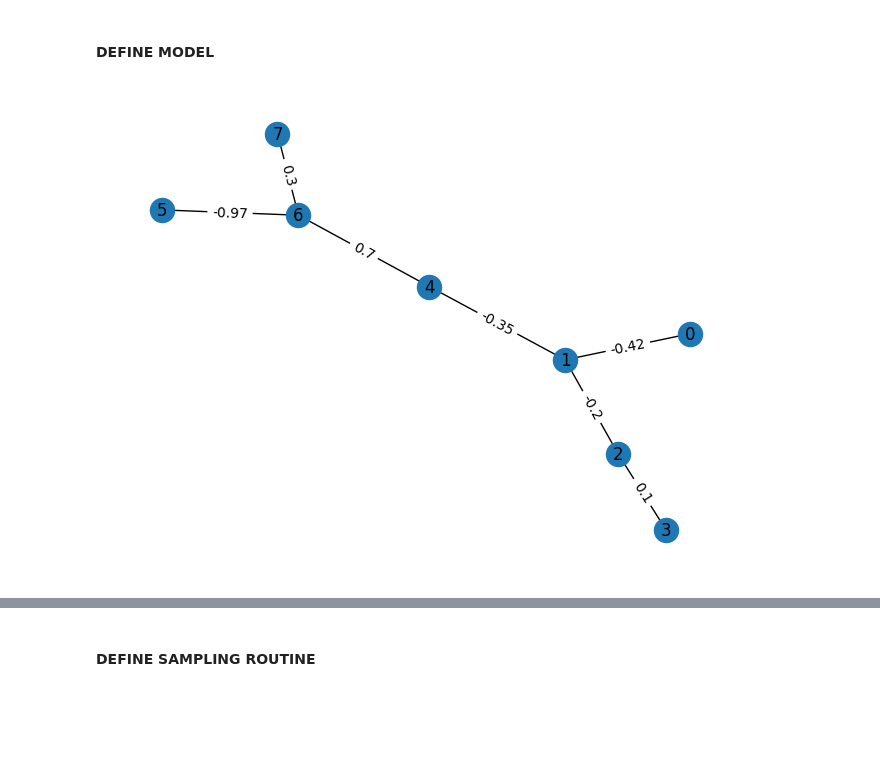
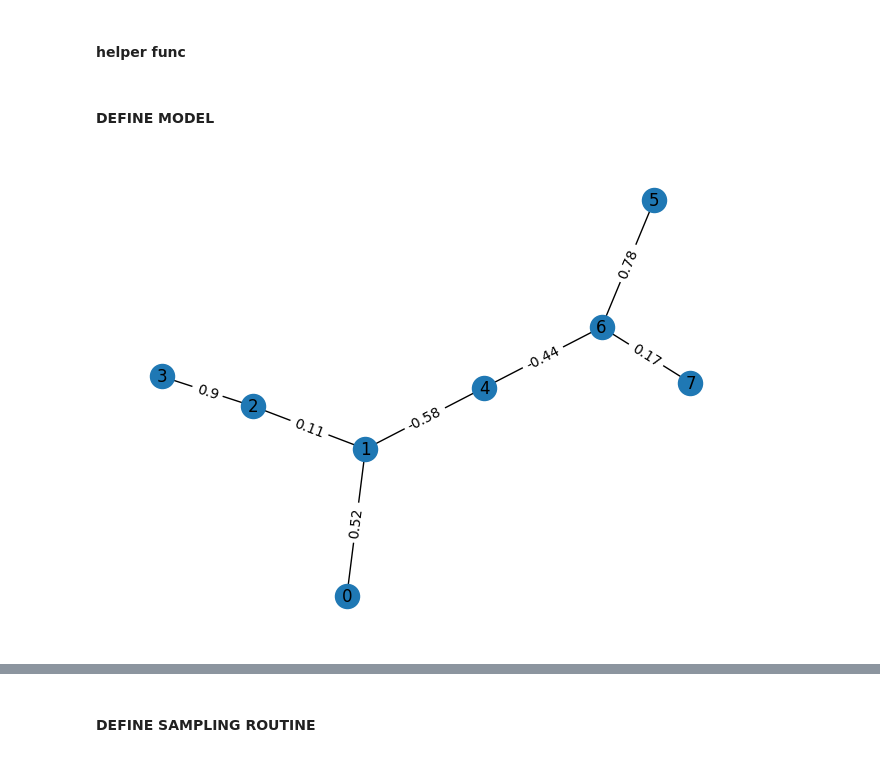
Before and after one commit to pafloxy/qhack-project-raflaneq, a Jupyter notebook: data-collecting-notebook _s.ipynb, the cells around one changed output, grey strips where cells are left out. Cells and saved outputs as stored; diff of their text form; code cells hidden in the pictures; blank space fills up the shorter version.

```diff
--- a/data-collecting-notebook _s.ipynb
+++ b/data-collecting-notebook _s.ipynb
@@ -12,3 +12,5 @@ from qumcmc.trajectory_processing import calculate_running_js_divergence, calcul
 
 import pickle, json
 import networkx as nx
+# %% [markdown]
+#### helper func
@@ -15,45 +160,51 @@ import networkx as nx
 # %% [markdown]
 #### DEFINE MODEL
 # %%
-node_to_qubit_map = {0: 0, 1:1, 2:2, 3:3, 4:4, 5:6, 6:7, 7: 10}
-qubit_to_node_map = dict([(item[1], item[0]) for item in node_to_qubit_map.items()])
+# node_to_qubit_map = {0: 0, 1:1, 2:2, 3:3, 4:4, 5:6, 6:7, 7: 10}
+# qubit_to_node_map = dict([(item[1], item[0]) for item in node_to_qubit_map.items()])
 
-map_node_to_qubit = lambda x: node_to_qubit_map[x]
-map_qubit_to_node = lambda x: qubit_to_node_map[x]
+# map_node_to_qubit = lambda x: node_to_qubit_map[x]
+# map_qubit_to_node = lambda x: qubit_to_node_map[x]
 
-device_nodes = [0,1,2,3,4,6,7,10]
-device_edges = [(0,1),(1,4),(4,7),(7,10),(7,6),(1,2),(2,3)]
+# device_nodes = [0,1,2,3,4,6,7,10]
+# device_edges = [(0,1),(1,4),(4,7),(7,10),(7,6),(1,2),(2,3)]
 
-graph_nodes = [0,1,2,3,4,5,6,7]
+# graph_nodes = [0,1,2,3,4,5,6,7]
 
-graph_edges = []
-for edge in device_edges:
-    i = map_qubit_to_node(edge[0])
-    j = map_qubit_to_node(edge[1])
-    new_edge = (i,j)
-    graph_edges.append(new_edge)
+# graph_edges = []
+# for edge in device_edges:
+#     i = map_qubit_to_node(edge[0])
+#     j = map_qubit_to_node(edge[1])
+#     new_edge = (i,j)
+#     graph_edges.append(new_edge)
 
-trial_graph = nx.Graph(name= "ising_1")
-trial_graph.add_nodes_from(graph_nodes)
-trial_graph.add_edges_from(graph_edges)
+# trial_graph = nx.Graph(name= "ising_1")
+# trial_graph.add_nodes_from(graph_nodes)
+# trial_graph.add_edges_from(graph_edges)
 
-h = [0.1, 0.3, 0.4, 0.21, 0.38, 0.15, 0.25, 0.10]
-node_attr = {}
-for index, node in enumerate(trial_graph.nodes) :
+# h = [0.1, 0.3, 0.4, 0.21, 0.38, 0.15, 0.25, 0.10]
+# node_attr = {}
+# for index, node in enumerate(trial_graph.nodes) :
 
-    node_attr[node] = {'h': np.round(h[index] * np.random.choice([1, -1]), 2)}
+#     node_attr[node] = {'h': np.round(h[index] * np.random.choice([1, -1]), 2)}
 
-nx.set_node_attributes(trial_graph, node_attr)
-edge_attr = {}
-for edge in trial_graph.edges :
-    edge_attr[edge] = {'J': np.round(np.random.uniform(-1,1),2)}
+# nx.set_node_attributes(trial_graph, node_attr)
+# edge_attr = {}
+# for edge in trial_graph.edges :
+#     edge_attr[edge] = {'J': np.round(np.random.uniform(-1,1),2)}
+# nx.set_edge_attributes(trial_graph, edge_attr)
 
-nx.set_edge_attributes(trial_graph, edge_attr)
+
+
+with open('DATA/model-data/ising_exp.pkl', 'rb') as hl :
+     trial_graph =  pickle.load(hl)
+
+
 pos = nx.spring_layout(trial_graph)
 nx.draw(trial_graph, pos, with_labels= True,)
 nx.draw_networkx_edge_labels(trial_graph, pos, edge_labels= nx.get_edge_attributes(trial_graph, 'J'));
 # %% [output]
-[figure, old version]
+[figure, new version]
 # %%
 def build_energy_function_from_graph(graph: nx.Graph, name:str = 's'):
 
```
Also changed, not shown: parts of 20 cells of this notebook, 4 other files.
